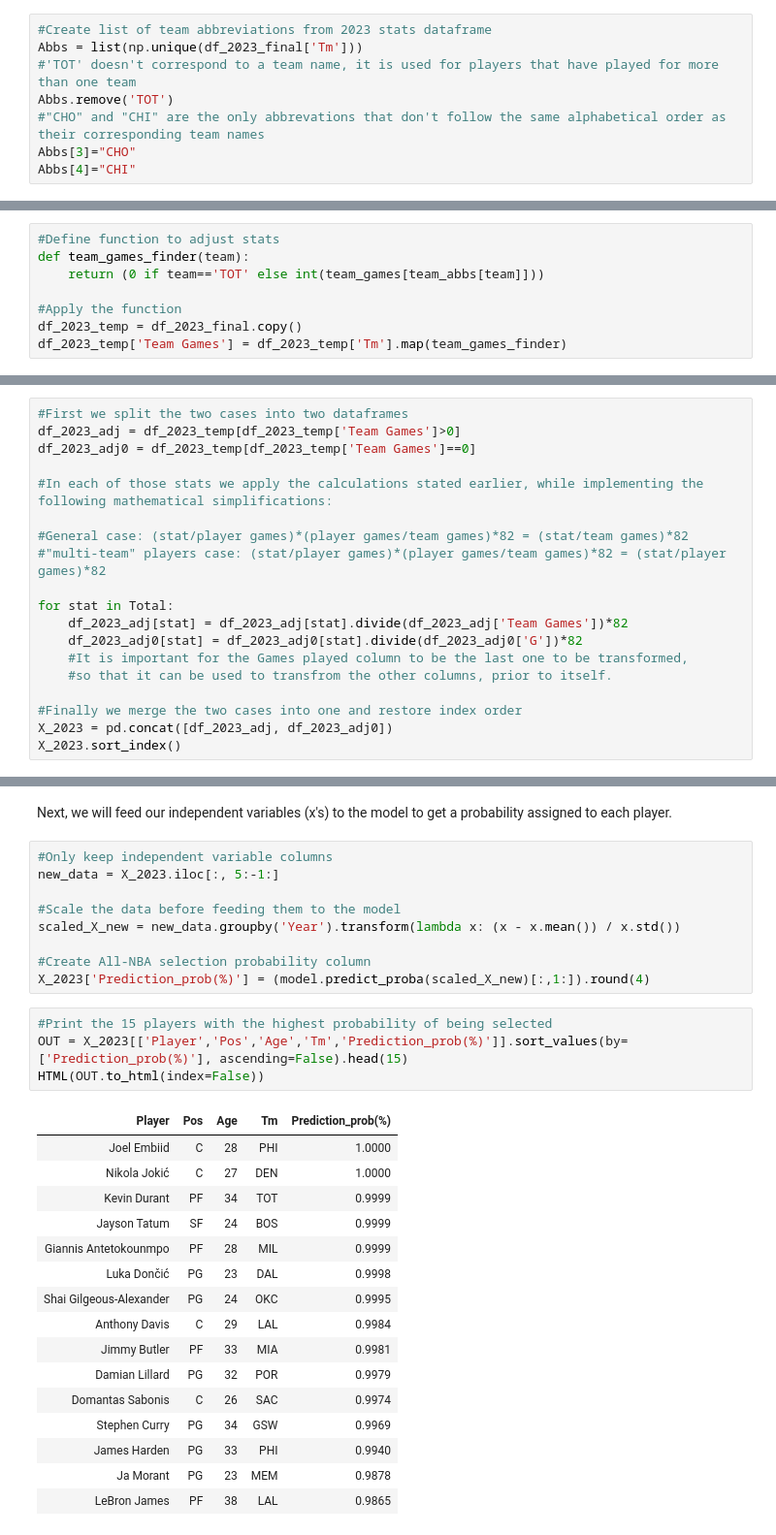
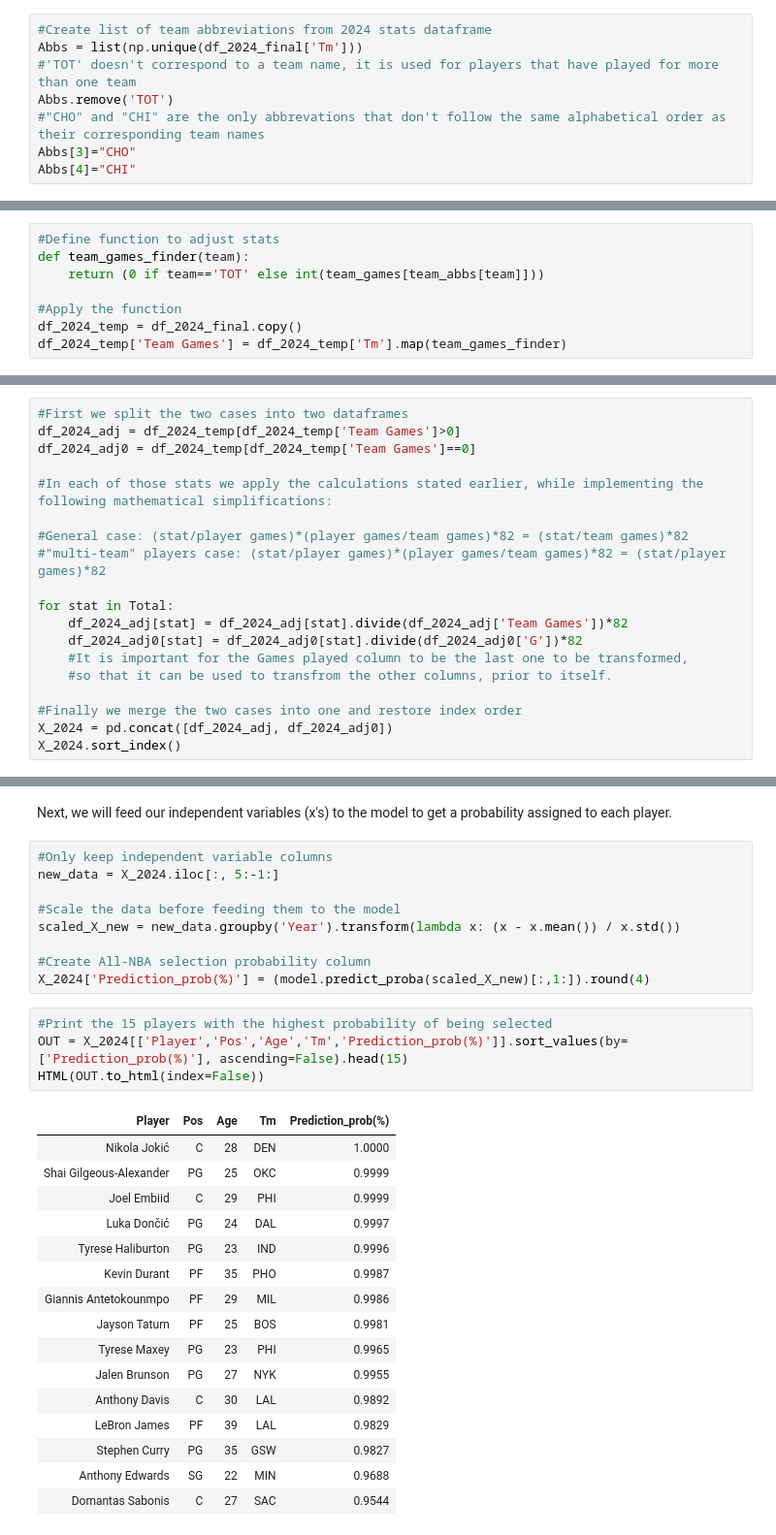
Before and after one commit to NikosKavouras/Mid-season_All-NBA_teams_predictions, a Jupyter notebook: Mid-season All-NBA Teams predictions.ipynb, the cells around one changed output, grey strips where cells are left out. Shown at 97% size. Drawn from its saved outputs; the diff is of its cells as text.

```diff
--- a/Mid-season All-NBA Teams predictions.ipynb
+++ b/Mid-season All-NBA Teams predictions.ipynb
@@ -651,6 +651,6 @@ print(team_games, end =" ")
 # %%
-#Create list of team abbreviations from 2023 stats dataframe
-Abbs = list(np.unique(df_2023_final['Tm']))
+#Create list of team abbreviations from 2024 stats dataframe
+Abbs = list(np.unique(df_2024_final['Tm']))
 #'TOT' doesn't correspond to a team name, it is used for players that have played for more than one team
 Abbs.remove('TOT')
 #"CHO" and "CHI" are the only abbrevations that don't follow the same alphabetical order as their corresponding team names
@@ -671,14 +671,14 @@ def team_games_finder(team):
     return (0 if team=='TOT' else int(team_games[team_abbs[team]]))
 
 #Apply the function
-df_2023_temp = df_2023_final.copy()
-df_2023_temp['Team Games'] = df_2023_temp['Tm'].map(team_games_finder)
+df_2024_temp = df_2024_final.copy()
+df_2024_temp['Team Games'] = df_2024_temp['Tm'].map(team_games_finder)
 # %% [markdown]
 Now, to project the stats mentioned earlier into the end of the season, we will have to perform the following operations, while treating the cases of "multi-team" players separately.
 # %%
 #First we split the two cases into two dataframes
-df_2023_adj = df_2023_temp[df_2023_temp['Team Games']>0]
-df_2023_adj0 = df_2023_temp[df_2023_temp['Team Games']==0]
+df_2024_adj = df_2024_temp[df_2024_temp['Team Games']>0]
+df_2024_adj0 = df_2024_temp[df_2024_temp['Team Games']==0]
 
 #In each of those stats we apply the calculations stated earlier, while implementing the following mathematical simplifications:
 
@@ -686,13 +686,13 @@ df_2023_adj0 = df_2023_temp[df_2023_temp['Team Games']==0]
 #"multi-team" players case: (stat/player games)*(player games/team games)*82 = (stat/player games)*82
 
 for stat in Total:
-    df_2023_adj[stat] = df_2023_adj[stat].divide(df_2023_adj['Team Games'])*82
-    df_2023_adj0[stat] = df_2023_adj0[stat].divide(df_2023_adj0['G'])*82
+    df_2024_adj[stat] = df_2024_adj[stat].divide(df_2024_adj['Team Games'])*82
+    df_2024_adj0[stat] = df_2024_adj0[stat].divide(df_2024_adj0['G'])*82
     #It is important for the Games played column to be the last one to be transformed,
     #so that it can be used to transfrom the other columns, prior to itself.
 
 #Finally we merge the two cases into one and restore index order
-X_2023 = pd.concat([df_2023_adj, df_2023_adj0])
-X_2023.sort_index()
+X_2024 = pd.concat([df_2024_adj, df_2024_adj0])
+X_2024.sort_index()
 # %% [output]
 |  | Rk | Player | Pos | Age | Tm | Year | G | GS | MP | FG | ... | ... |
@@ -712,31 +712,31 @@ X_2023.sort_index()
 Next, we will feed our independent variables (x's) to the model to get a probability assigned to each player.
 # %%
 #Only keep independent variable columns
-new_data = X_2023.iloc[:, 5:-1:]
+new_data = X_2024.iloc[:, 5:-1:]
 
 #Scale the data before feeding them to the model
 scaled_X_new = new_data.groupby('Year').transform(lambda x: (x - x.mean()) / x.std())
 
 #Create All-NBA selection probability column
-X_2023['Prediction_prob(%)'] = (model.predict_proba(scaled_X_new)[:,1:]).round(4)
+X_2024['Prediction_prob(%)'] = (model.predict_proba(scaled_X_new)[:,1:]).round(4)
 # %%
 #Print the 15 players with the highest probability of being selected
-OUT = X_2023[['Player','Pos','Age','Tm','Prediction_prob(%)']].sort_values(by=['Prediction_prob(%)'], ascending=False).head(15)
+OUT = X_2024[['Player','Pos','Age','Tm','Prediction_prob(%)']].sort_values(by=['Prediction_prob(%)'], ascending=False).head(15)
 HTML(OUT.to_html(index=False))
 # %% [output]
 | Player | Pos | Age | Tm | Prediction_prob(%) |
-| Joel Embiid | C | 28 | PHI | 1.0000 |
-| Nikola Jokić | C | 27 | DEN | 1.0000 |
-| Kevin Durant | PF | 34 | TOT | 0.9999 |
-| Jayson Tatum | SF | 24 | BOS | 0.9999 |
-| Giannis Antetokounmpo | PF | 28 | MIL | 0.9999 |
-| Luka Dončić | PG | 23 | DAL | 0.9998 |
-| Shai Gilgeous-Alexander | PG | 24 | OKC | 0.9995 |
-| Anthony Davis | C | 29 | LAL | 0.9984 |
-| Jimmy Butler | PF | 33 | MIA | 0.9981 |
-| Damian Lillard | PG | 32 | POR | 0.9979 |
-| Domantas Sabonis | C | 26 | SAC | 0.9974 |
-| Stephen Curry | PG | 34 | GSW | 0.9969 |
-| James Harden | PG | 33 | PHI | 0.9940 |
-| Ja Morant | PG | 23 | MEM | 0.9878 |
-| LeBron James | PF | 38 | LAL | 0.9865 |
+| Nikola Jokić | C | 28 | DEN | 1.0000 |
+| Shai Gilgeous-Alexander | PG | 25 | OKC | 0.9999 |
+| Joel Embiid | C | 29 | PHI | 0.9999 |
+| Luka Dončić | PG | 24 | DAL | 0.9997 |
+| Tyrese Haliburton | PG | 23 | IND | 0.9996 |
+| Kevin Durant | PF | 35 | PHO | 0.9987 |
+| Giannis Antetokounmpo | PF | 29 | MIL | 0.9986 |
+| Jayson Tatum | PF | 25 | BOS | 0.9981 |
+| Tyrese Maxey | PG | 23 | PHI | 0.9965 |
+| Jalen Brunson | PG | 27 | NYK | 0.9955 |
+| Anthony Davis | C | 30 | LAL | 0.9892 |
+| LeBron James | PF | 39 | LAL | 0.9829 |
+| Stephen Curry | PG | 35 | GSW | 0.9827 |
+| Anthony Edwards | SG | 22 | MIN | 0.9688 |
+| Domantas Sabonis | C | 27 | SAC | 0.9544 |
```
Also changed, not shown: parts of 21 cells of this notebook.
